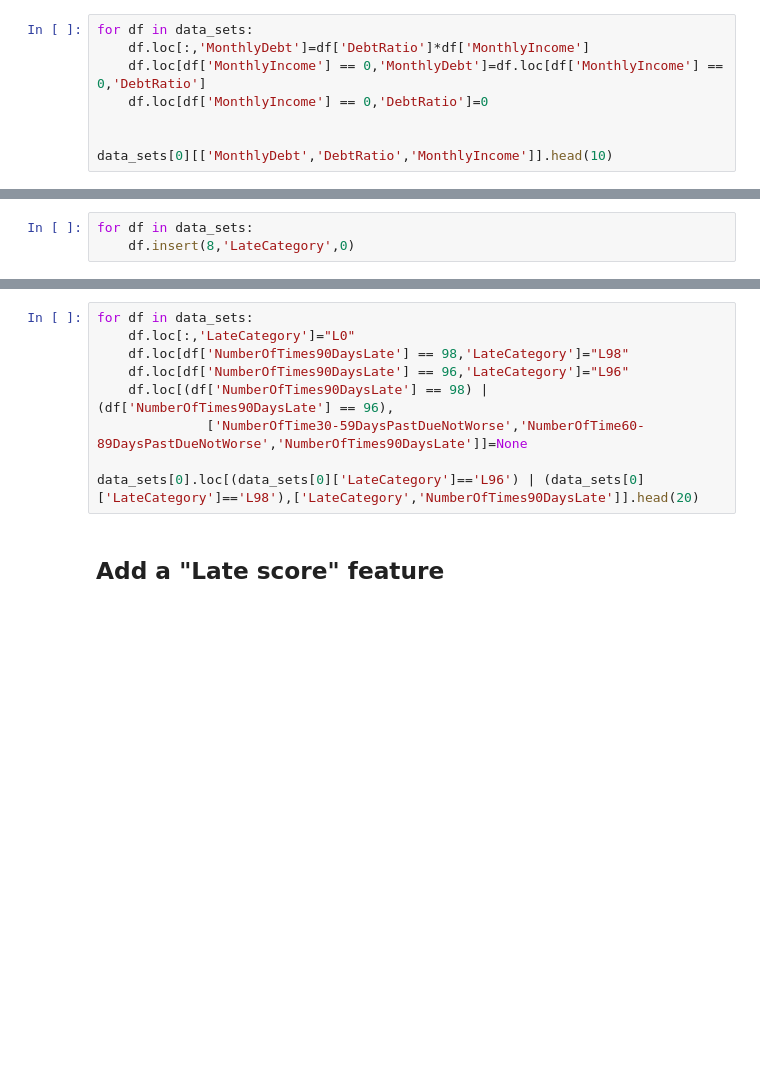
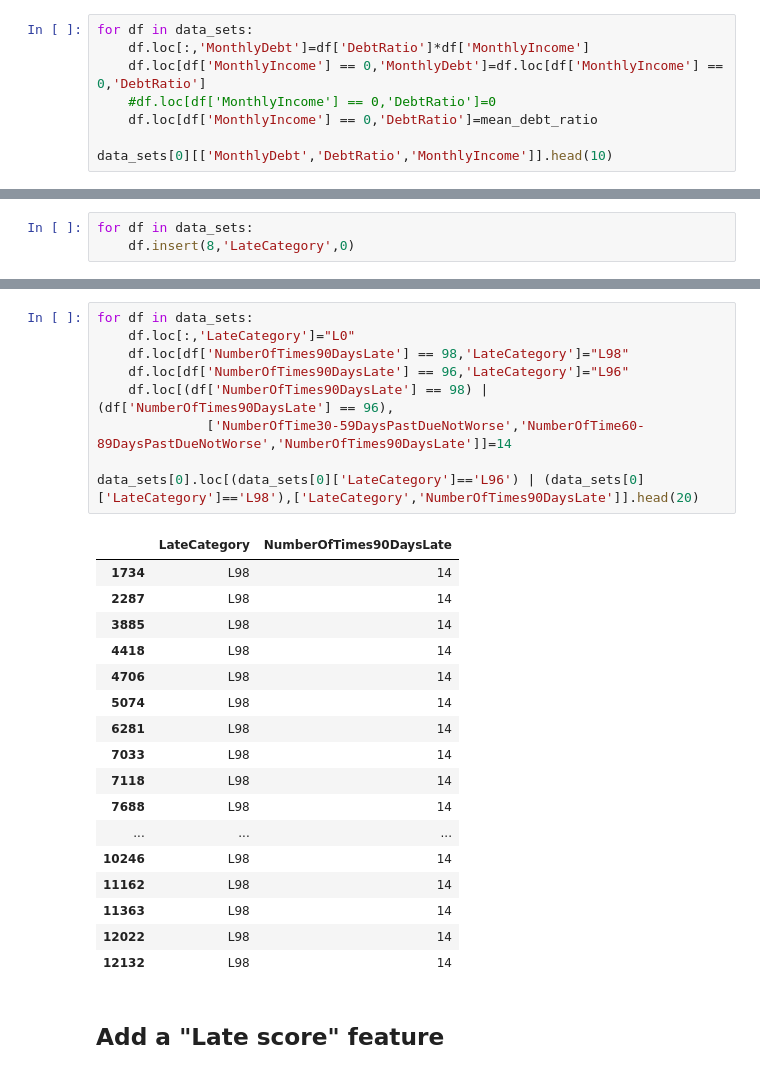
Before and after one commit to guitoo/ML-notebooks, a Jupyter notebook: GiveMeSomeCredit/custom_features.ipynb, the cells around one changed output, grey strips where cells are left out. Drawn from its saved outputs; the diff is of its cells as text; blank space fills up the shorter version.

```diff
--- a/GiveMeSomeCredit/custom_features.ipynb
+++ b/GiveMeSomeCredit/custom_features.ipynb
@@ -87,7 +181,7 @@ TODO: mask Should help here
 for df in data_sets:
     df.loc[:,'MonthlyDebt']=df['DebtRatio']*df['MonthlyIncome']
     df.loc[df['MonthlyIncome'] == 0,'MonthlyDebt']=df.loc[df['MonthlyIncome'] == 0,'DebtRatio']
-    df.loc[df['MonthlyIncome'] == 0,'DebtRatio']=0
-
+    #df.loc[df['MonthlyIncome'] == 0,'DebtRatio']=0
+    df.loc[df['MonthlyIncome'] == 0,'DebtRatio']=mean_debt_ratio
 
 data_sets[0][['MonthlyDebt','DebtRatio','MonthlyIncome']].head(10)
@@ -130,12 +302,30 @@ data_sets[0].loc[data_sets[0]['NumberOfTimes90DaysLate']==98,['LateCategory','Nu
 # %%
 for df in data_sets:
     df.loc[:,'LateCategory']="L0"
     df.loc[df['NumberOfTimes90DaysLate'] == 98,'LateCategory']="L98"
     df.loc[df['NumberOfTimes90DaysLate'] == 96,'LateCategory']="L96"
     df.loc[(df['NumberOfTimes90DaysLate'] == 98) | (df['NumberOfTimes90DaysLate'] == 96),
-              ['NumberOfTime30-59DaysPastDueNotWorse','NumberOfTime60-89DaysPastDueNotWorse','NumberOfTimes90DaysLate']]=None
+              ['NumberOfTime30-59DaysPastDueNotWorse','NumberOfTime60-89DaysPastDueNotWorse','NumberOfTimes90DaysLate']]=14
 
 data_sets[0].loc[(data_sets[0]['LateCategory']=='L96') | (data_sets[0]['LateCategory']=='L98'),['LateCategory','NumberOfTimes90DaysLate']].head(20)
+# %% [output]
+|  | LateCategory | NumberOfTimes90DaysLate |
+| 1734 | L98 | 14 |
+| 2287 | L98 | 14 |
+| 3885 | L98 | 14 |
+| 4418 | L98 | 14 |
+| 4706 | L98 | 14 |
+| 5074 | L98 | 14 |
+| 6281 | L98 | 14 |
+| 7033 | L98 | 14 |
+| 7118 | L98 | 14 |
+| 7688 | L98 | 14 |
+| ... | ... | ... |
+| 10246 | L98 | 14 |
+| 11162 | L98 | 14 |
+| 11363 | L98 | 14 |
+| 12022 | L98 | 14 |
+| 12132 | L98 | 14 |
 # %% [markdown]
 ## Add a "Late score" feature
 # %%
```
Also changed, not shown: parts of 29 cells of this notebook.
